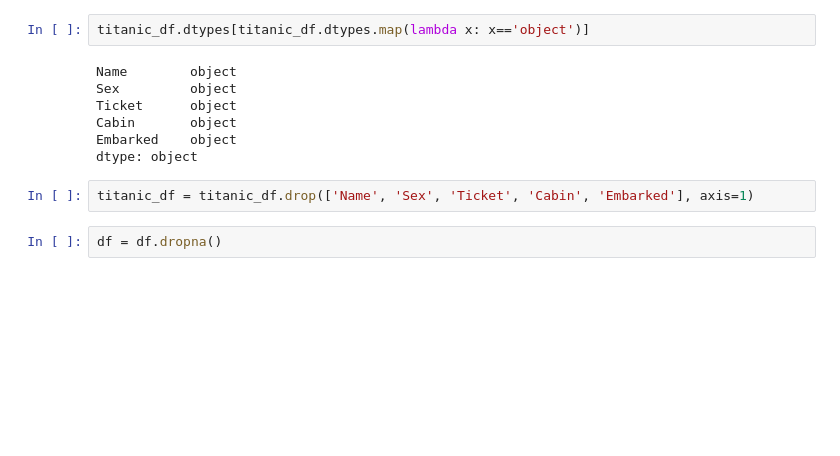
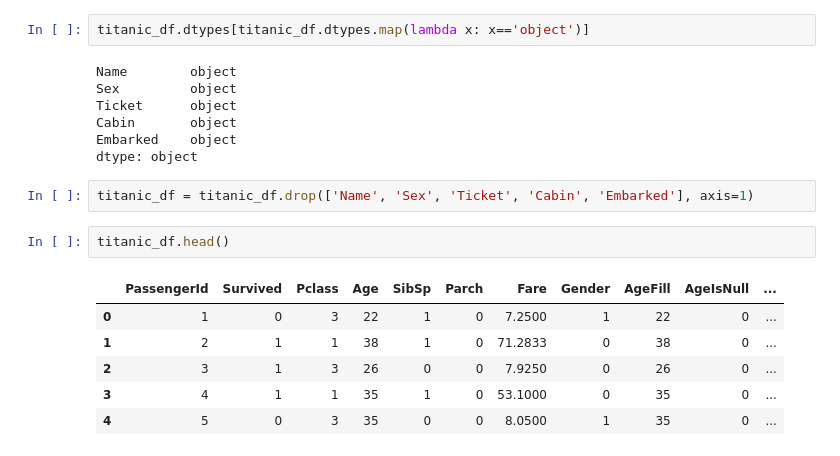
Before and after one commit to tkabelan/kaggle_titanic, a Jupyter notebook: kaggle_titanic_1.ipynb, the cells around one changed output. Saved outputs shown, nothing was run; the diff lists cells and outputs as text; blank space fills up the shorter version.

```diff
--- a/kaggle_titanic_1.ipynb
+++ b/kaggle_titanic_1.ipynb
@@ -201,5 +201,12 @@ Embarked    object
 dtype: object
 # %%
 titanic_df = titanic_df.drop(['Name', 'Sex', 'Ticket', 'Cabin', 'Embarked'], axis=1)
-# %%
-df = df.dropna()
+# %%
+titanic_df.head()
+# %% [output]
+|  | PassengerId | Survived | Pclass | Age | SibSp | Parch | Fare | Gender | AgeFill | AgeIsNull | ... |
+| 0 | 1 | 0 | 3 | 22 | 1 | 0 | 7.2500 | 1 | 22 | 0 | ... |
+| 1 | 2 | 1 | 1 | 38 | 1 | 0 | 71.2833 | 0 | 38 | 0 | ... |
+| 2 | 3 | 1 | 3 | 26 | 0 | 0 | 7.9250 | 0 | 26 | 0 | ... |
+| 3 | 4 | 1 | 1 | 35 | 1 | 0 | 53.1000 | 0 | 35 | 0 | ... |
+| 4 | 5 | 0 | 3 | 35 | 0 | 0 | 8.0500 | 1 | 35 | 0 | ... |
```
Also changed, not shown: parts of 44 cells of this notebook, 1 other file.
